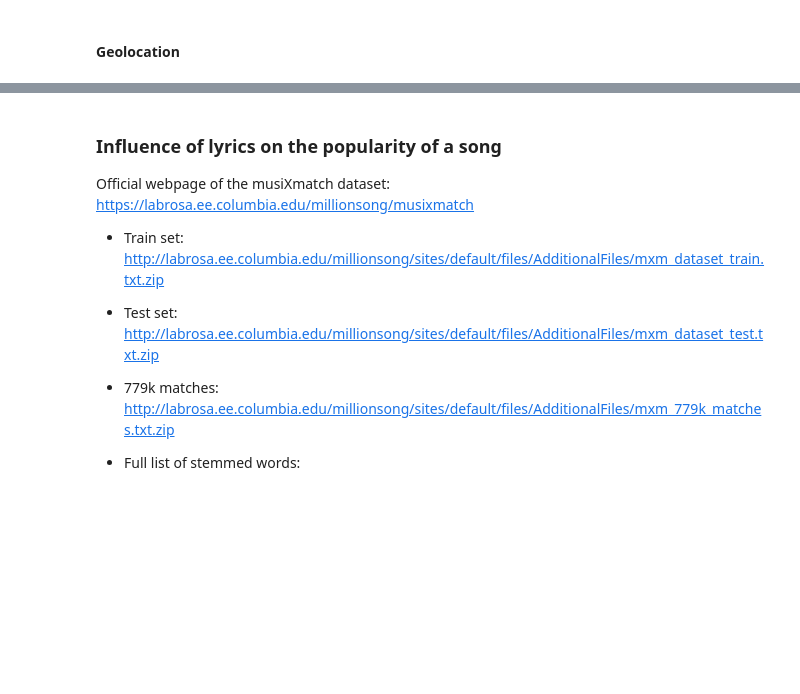
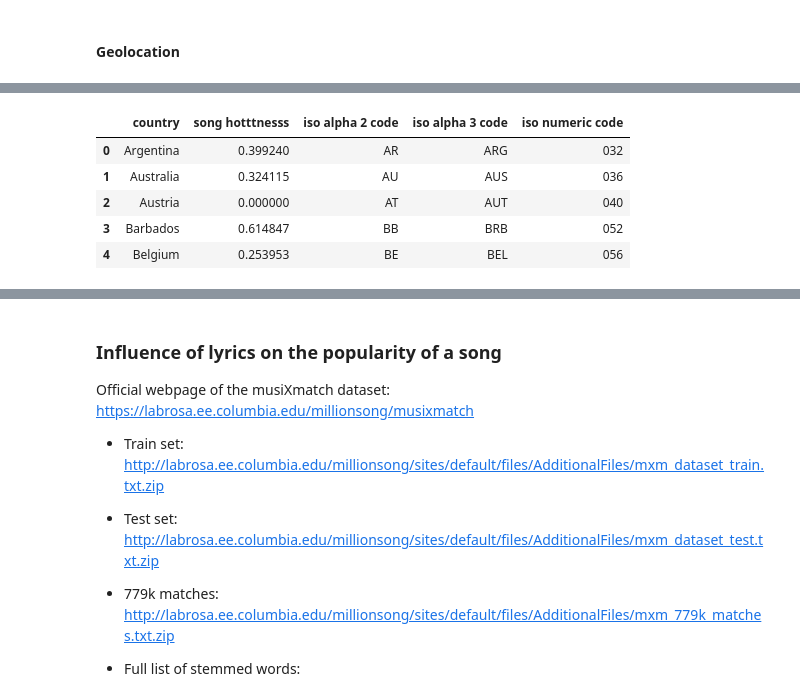
Before and after one commit to Piloumpicou/ADA-Unexpected-Match, a Jupyter notebook: project/MSD_subset.ipynb, the cells around one changed output, grey strips where cells are left out. Drawn from its saved outputs; the diff is of its cells as text; code cells hidden in the pictures; blank space fills up the shorter version.

```diff
--- a/project/MSD_subset.ipynb
+++ b/project/MSD_subset.ipynb
@@ -1046,0 +1122,3 @@ Number of valid coordinates (i.e. not NaN): 621
+# %%
+data_tmp = data_tmp.groupby('country')['country', 'song hotttnesss'].mean().reset_index() #sort_values(ascending=False)
+data_tmp.head()
@@ -1046,0 +1132,13 @@ Number of valid coordinates (i.e. not NaN): 621
+# %%
+country_codes = pd.read_csv(path_geolocation+'country_codes.csv', sep=',', encoding='latin-1')
+
+# convert the ISO numeric code to string and pad it with 3 zeros (convention)
+country_codes['iso numeric code'] = [str(s).zfill(3) for s in country_codes['iso numeric code']]
+
+# convert all fields to string and remove potential blank spaces
+country_codes['country'] = [str(s).strip() for s in country_codes['country']]
+country_codes['iso alpha 2 code'] = [str(s).strip() for s in country_codes['iso alpha 2 code']]
+country_codes['iso alpha 3 code'] = [str(s).strip() for s in country_codes['iso alpha 3 code']]
+country_codes['iso numeric code'] = [str(s).strip() for s in country_codes['iso numeric code']]
+
+country_codes.head()
@@ -1046,0 +1152,12 @@ Number of valid coordinates (i.e. not NaN): 621
+# %%
+data_tmp = pd.merge(data_tmp, country_codes, how='left',
+                    left_on=['country'],
+                    right_on=['country'])
+data_tmp.head()
+# %% [output]
+|  | country | song hotttnesss | iso alpha 2 code | iso alpha 3 code | iso numeric code |
+| 0 | Argentina | 0.399240 | AR | ARG | 032 |
+| 1 | Australia | 0.324115 | AU | AUS | 036 |
+| 2 | Austria | 0.000000 | AT | AUT | 040 |
+| 3 | Barbados | 0.614847 | BB | BRB | 052 |
+| 4 | Belgium | 0.253953 | BE | BEL | 056 |
```
Also changed, not shown: parts of 18 cells of this notebook, 3 other files.
